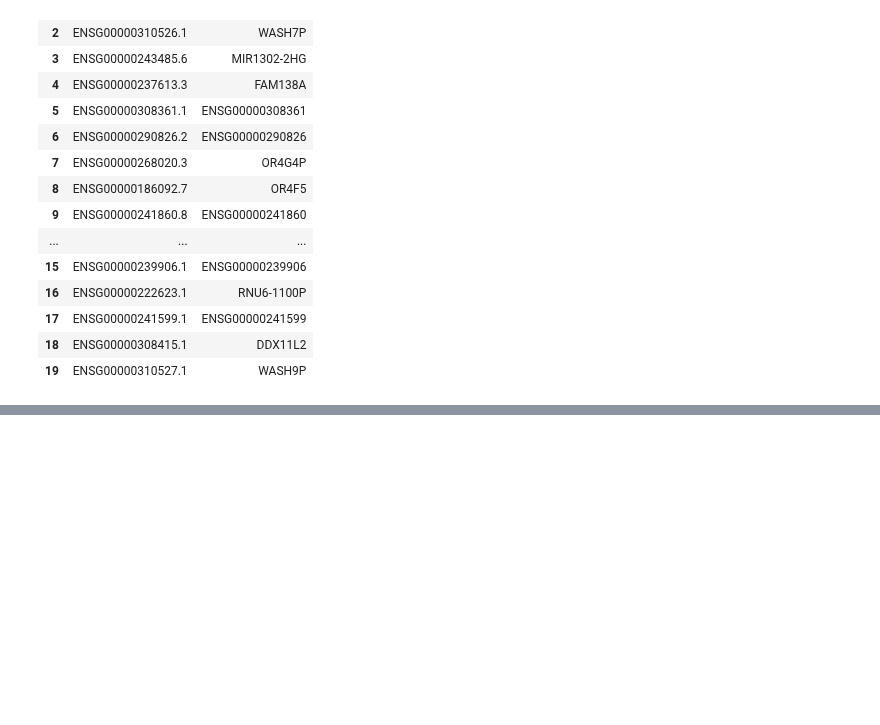
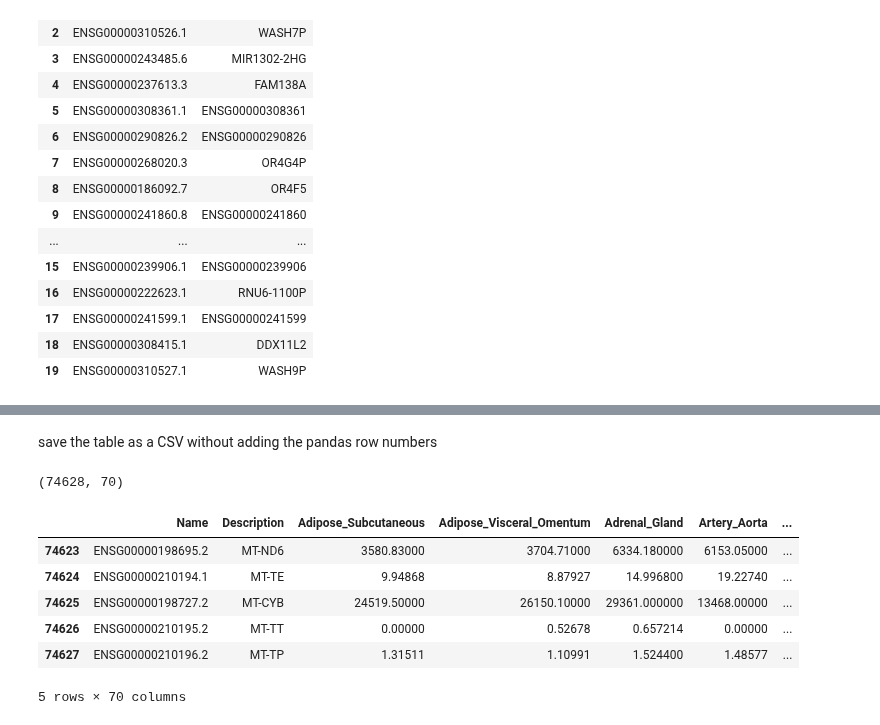
Before and after one commit to ElMehdi02/GTEx-gene-expression-research, a Jupyter notebook: notebook/data_exploration1.ipynb, the cells around one changed output, grey strips where cells are left out. Cells and saved outputs as stored; diff of their text form; code cells hidden in the pictures; blank space fills up the shorter version.

```diff
--- a/notebook/data_exploration1.ipynb
+++ b/notebook/data_exploration1.ipynb
@@ -129,0 +131,5 @@ df[["Name", "Description"]].head(20)
+# %%
+# get all the tissue columns
+tissue_cols = df.columns[2:]
+
+print("Number of tissues:", len(tissue_cols))
@@ -129,0 +138,5 @@ df[["Name", "Description"]].head(20)
+# %%
+# create a table with the gene information and tissue expression
+gene_tissue_table = df[
+    ["Name", "Description"] + list(tissue_cols)
+].copy()
@@ -129,0 +153,2 @@ df[["Name", "Description"]].head(20)
+# %% [markdown]
+save the table as a CSV without adding the pandas row numbers
@@ -129,0 +157,16 @@ df[["Name", "Description"]].head(20)
+# %%
+#check the size of the new table
+gene_tissue_table.shape
+# %% [output]
+(74628, 70)
+# %%
+# check the last rows of the new table
+gene_tissue_table.tail()
+# %% [output]
+|  | Name | Description | Adipose_Subcutaneous | Adipose_Visceral_Omentum | Adrenal_Gland | Artery_Aorta | ... |
+| 74623 | ENSG00000198695.2 | MT-ND6 | 3580.83000 | 3704.71000 | 6334.180000 | 6153.05000 | ... |
+| 74624 | ENSG00000210194.1 | MT-TE | 9.94868 | 8.87927 | 14.996800 | 19.22740 | ... |
+| 74625 | ENSG00000198727.2 | MT-CYB | 24519.50000 | 26150.10000 | 29361.000000 | 13468.00000 | ... |
+| 74626 | ENSG00000210195.2 | MT-TT | 0.00000 | 0.52678 | 0.657214 | 0.00000 | ... |
+| 74627 | ENSG00000210196.2 | MT-TP | 1.31511 | 1.10991 | 1.524400 | 1.48577 | ... |
+5 rows × 70 columns
```
Also changed, not shown: parts of 14 cells of this notebook.
